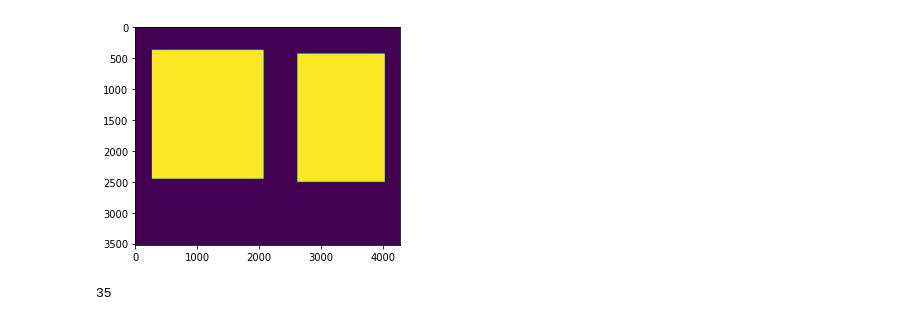
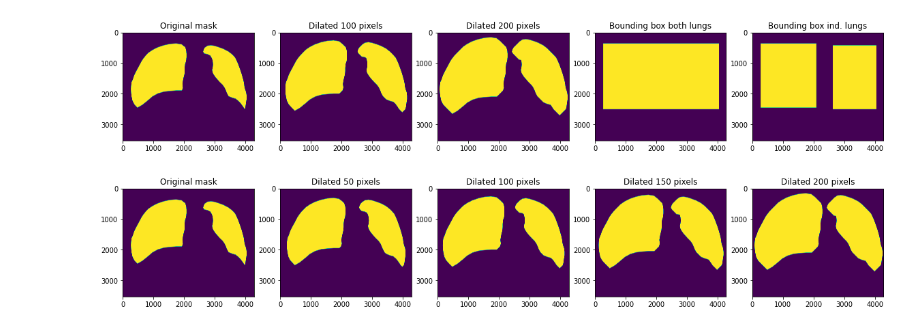
Before and after one commit to CasperAntonPoulsen/LabelReliability_and_PathologyDetection_in_ChestXrays, a Jupyter notebook: Segmentation_preprocessing/Segmentation_mask.ipynb, the cells around one changed output. Cells and saved outputs as stored; diff of their text form; code cells hidden in the pictures.

```diff
--- a/Segmentation_preprocessing/Segmentation_mask.ipynb
+++ b/Segmentation_preprocessing/Segmentation_mask.ipynb
@@ -85,8 +85,8 @@ def fast_dilate(image, dilation_rate=1):
     return dilate
 # %%
 def bounding_box(image, label=1):
-
-    segmentation = np.where(image == label)
+    _image = image.copy()
+    segmentation = np.where(_image == label)
 
     if len(segmentation) != 0 and len(segmentation[1]) != 0 and len(segmentation[0]) != 0:
         x_min = int(np.min(segmentation[1]))
@@ -94,7 +94,7 @@ def bounding_box(image, label=1):
         y_min = int(np.min(segmentation[0]))
         y_max = int(np.max(segmentation[0]))
 
-    return cv2.rectangle(image, (x_min, y_min), (x_max, y_max), 1,-1)
+    return cv2.rectangle(_image, (x_min, y_min), (x_max, y_max), 1,-1)
 # %%
 def bbox_both_lungs(row, label=1):
 
@@ -202,9 +139,33 @@ plt.show()
-# %%
-plt.imshow(bbox_both_lungs(padchest_masks.iloc[0]))
-plt.show()
-# %% [output]
-[figure, removed]
-# %%
-len("/home/data_shares/purrlab/padchest/")
-# %% [output]
-35
+# %%
+
+fig, axs = plt.subplots(1, 5, figsize=(20, 50))
+
+axs[0].imshow(image)
+axs[0].set_title("Original mask")
+axs[1].imshow(fast_dilate(image, 100))
+axs[1].set_title("Dilated 100 pixels")
+axs[2].imshow(fast_dilate(image, 200))
+axs[2].set_title("Dilated 200 pixels")
+axs[3].imshow(bounding_box(image))
+axs[3].set_title("Bounding box both lungs")
+axs[4].imshow(bbox_both_lungs(padchest_masks.iloc[0]))
+axs[4].set_title("Bounding box ind. lungs")
+plt.show()
+# %% [output]
+[figure, added]
+# %%
+fig, axs = plt.subplots(1, 5, figsize=(20, 50))
+
+axs[0].imshow(image)
+axs[0].set_title("Original mask")
+axs[1].imshow(fast_dilate(image, 50))
+axs[1].set_title("Dilated 50 pixels")
+axs[2].imshow(fast_dilate(image, 100))
+axs[2].set_title("Dilated 100 pixels")
+axs[3].imshow(fast_dilate(image, 150))
+axs[3].set_title("Dilated 150 pixels")
+axs[4].imshow(fast_dilate(image, 200))
+axs[4].set_title("Dilated 200 pixels")
+plt.show()
+# %% [output]
+[figure, added]
```
Also changed, not shown: parts of 10 cells of this notebook, 29 other files.
